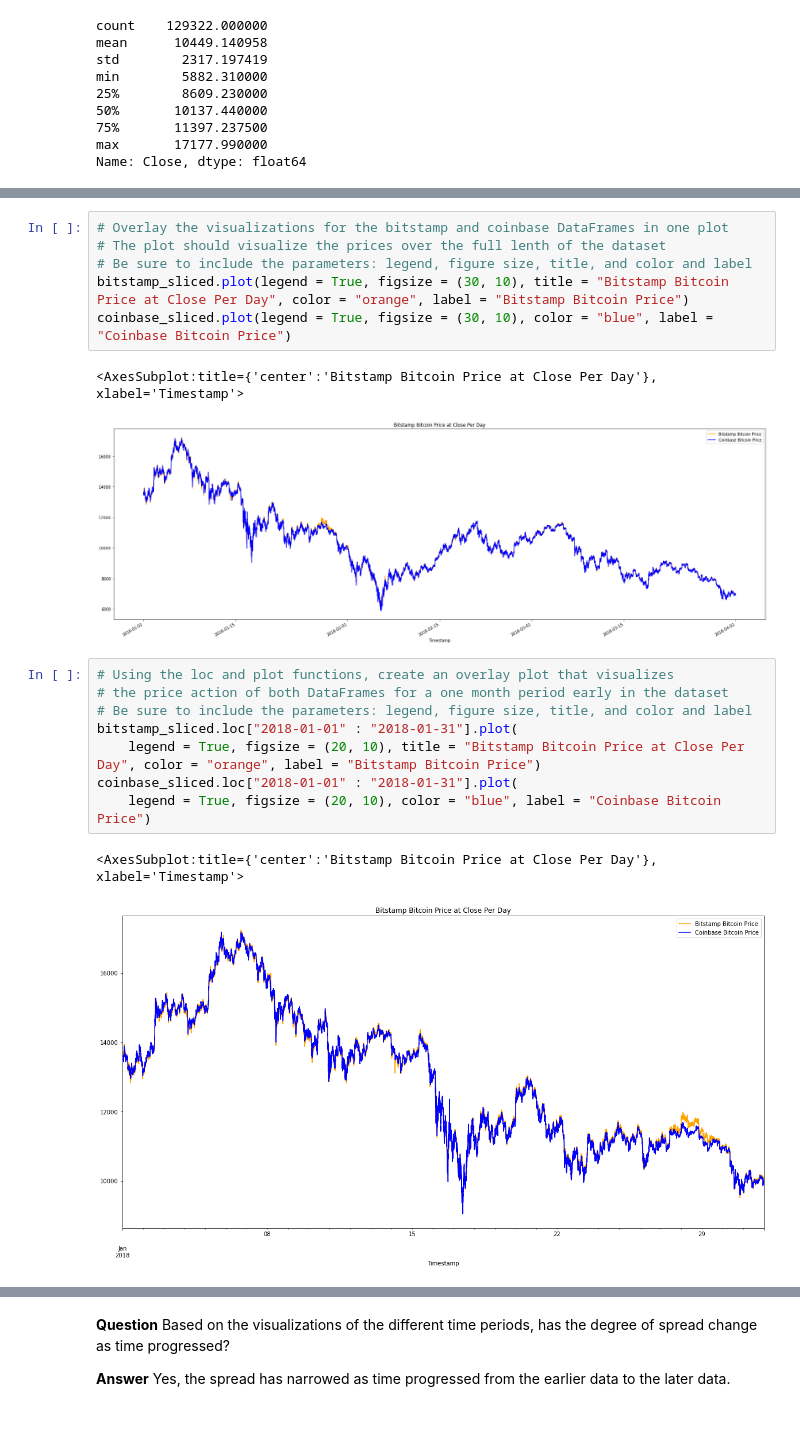
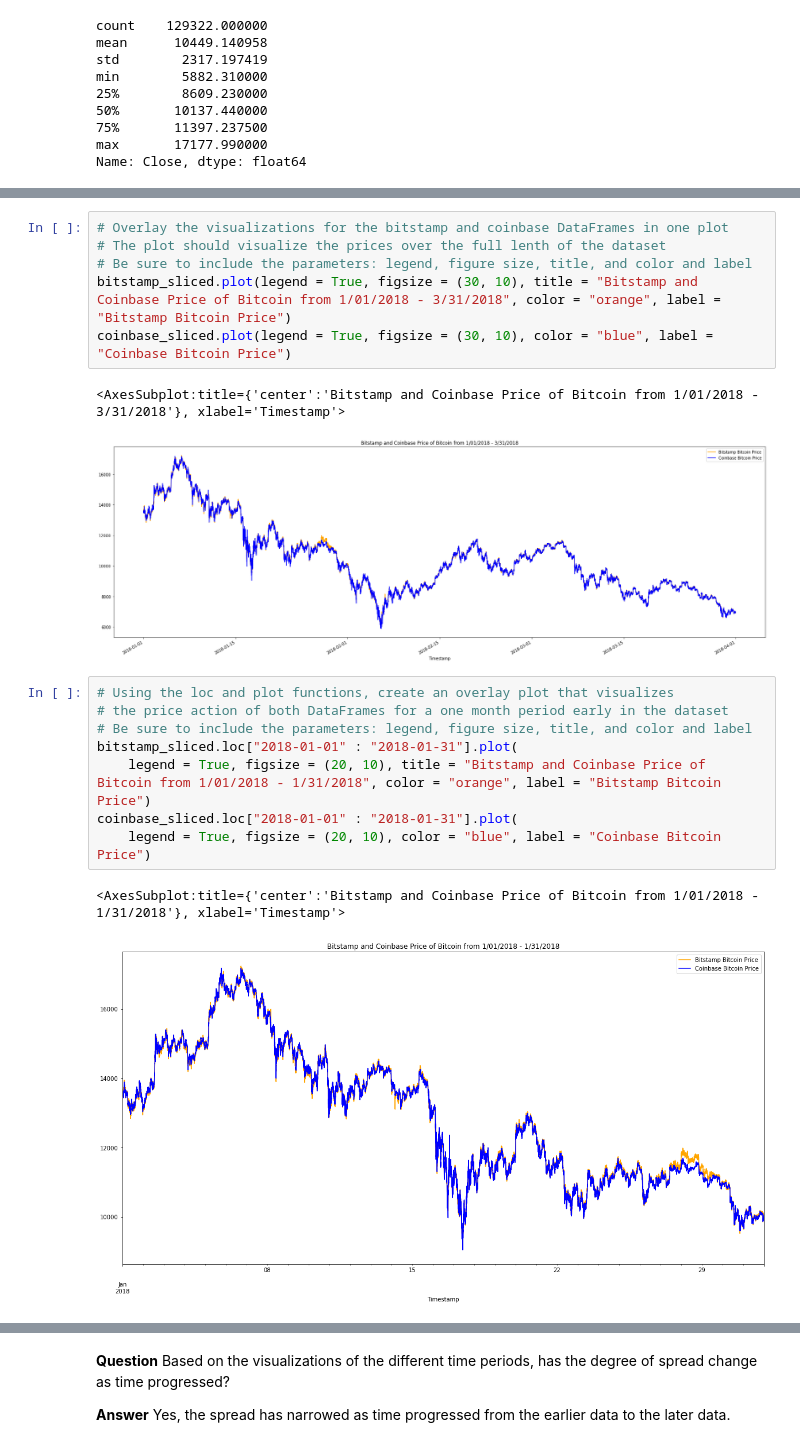
Before and after one commit to jkang1990amg/Challenge-3-Crypo-Arbitrage, a Jupyter notebook: crypto_arbitrage.ipynb, the cells around one changed output, grey strips where cells are left out. Cells and saved outputs as stored; diff of their text form.

```diff
--- a/crypto_arbitrage.ipynb
+++ b/crypto_arbitrage.ipynb
@@ -334,22 +334,22 @@ coinbase_sliced.plot(figsize = (30,10), title = "Coinbase Bitcoin Price at Close
 # Overlay the visualizations for the bitstamp and coinbase DataFrames in one plot
 # The plot should visualize the prices over the full lenth of the dataset
 # Be sure to include the parameters: legend, figure size, title, and color and label
-bitstamp_sliced.plot(legend = True, figsize = (30, 10), title = "Bitstamp Bitcoin Price at Close Per Day", color = "orange", label = "Bitstamp Bitcoin Price")
+bitstamp_sliced.plot(legend = True, figsize = (30, 10), title = "Bitstamp and Coinbase Price of Bitcoin from 1/01/2018 - 3/31/2018", color = "orange", label = "Bitstamp Bitcoin Price")
 coinbase_sliced.plot(legend = True, figsize = (30, 10), color = "blue", label = "Coinbase Bitcoin Price")
 # %% [output]
-<AxesSubplot:title={'center':'Bitstamp Bitcoin Price at Close Per Day'}, xlabel='Timestamp'>
+<AxesSubplot:title={'center':'Bitstamp and Coinbase Price of Bitcoin from 1/01/2018 - 3/31/2018'}, xlabel='Timestamp'>
-[figure, old version]
+[figure, new version]
 # %%
 # Using the loc and plot functions, create an overlay plot that visualizes
 # the price action of both DataFrames for a one month period early in the dataset
 # Be sure to include the parameters: legend, figure size, title, and color and label
 bitstamp_sliced.loc["2018-01-01" : "2018-01-31"].plot(
-    legend = True, figsize = (20, 10), title = "Bitstamp Bitcoin Price at Close Per Day", color = "orange", label = "Bitstamp Bitcoin Price")
+    legend = True, figsize = (20, 10), title = "Bitstamp and Coinbase Price of Bitcoin from 1/01/2018 - 1/31/2018", color = "orange", label = "Bitstamp Bitcoin Price")
 coinbase_sliced.loc["2018-01-01" : "2018-01-31"].plot(
     legend = True, figsize = (20, 10), color = "blue", label = "Coinbase Bitcoin Price")
 # %% [output]
-<AxesSubplot:title={'center':'Bitstamp Bitcoin Price at Close Per Day'}, xlabel='Timestamp'>
+<AxesSubplot:title={'center':'Bitstamp and Coinbase Price of Bitcoin from 1/01/2018 - 1/31/2018'}, xlabel='Timestamp'>
-[figure, old version]
+[figure, new version]
 # %%
 # Using the loc and plot functions, create an overlay plot that visualizes
 # the price action of both DataFrames for a one month period later in the dataset
```
Also changed, not shown: parts of 14 cells of this notebook.
